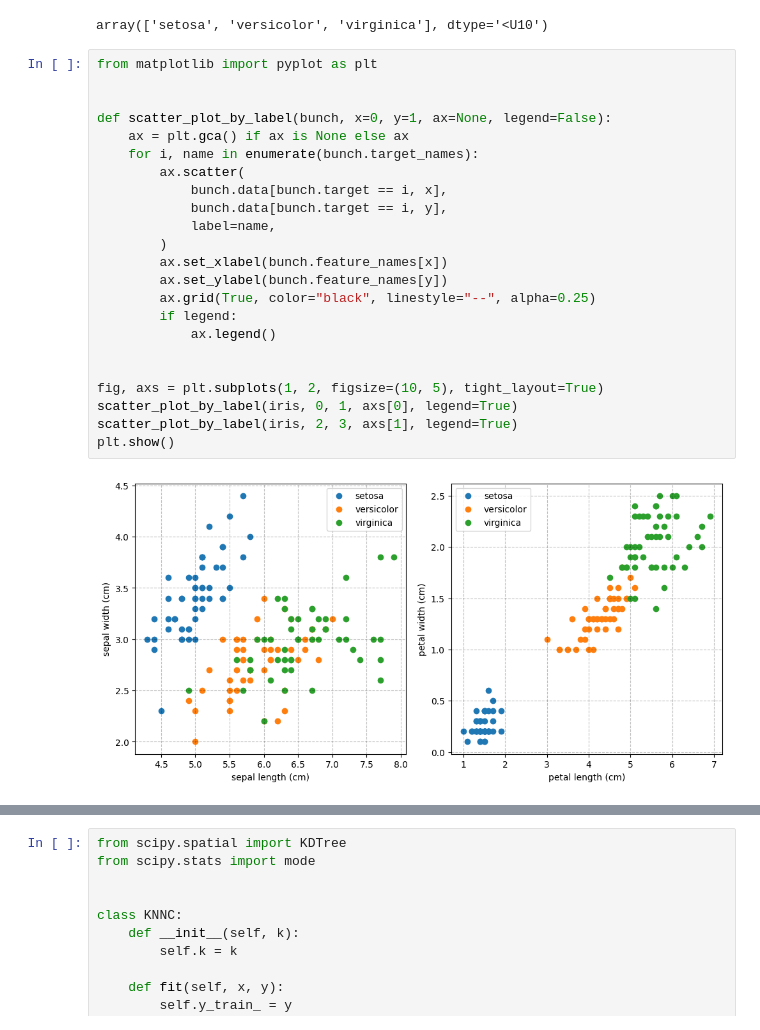
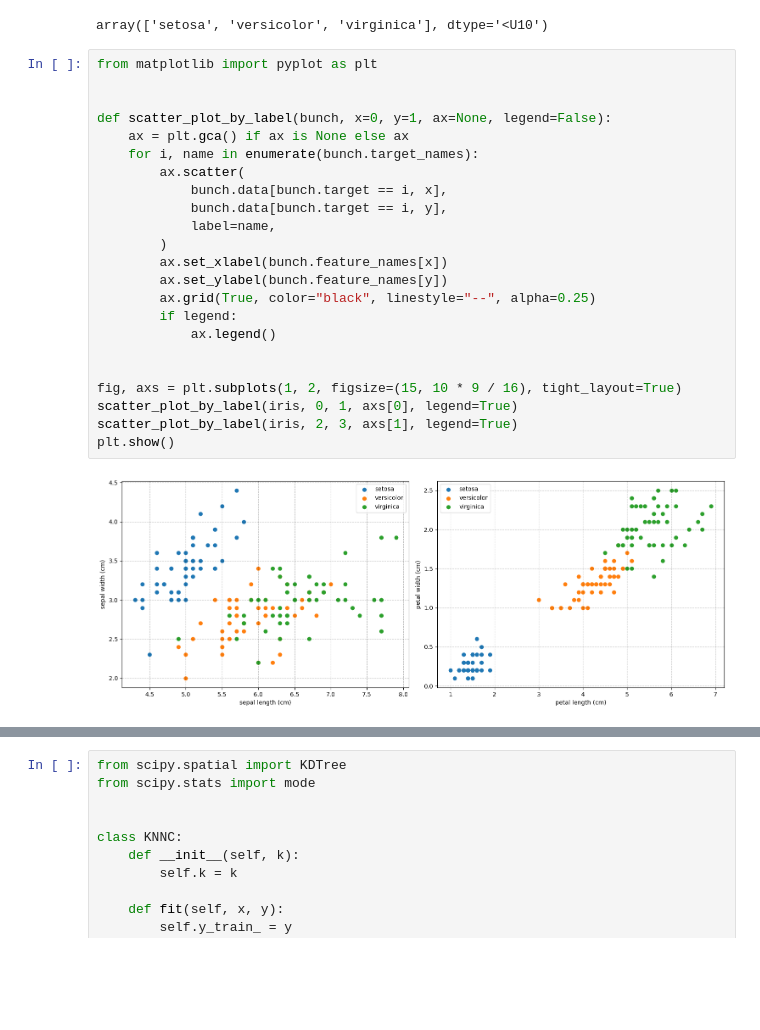
Before and after one commit to FullStackAnalyst/Data-Engineering, a Jupyter notebook: PYTHON/KNN.ipynb, the cells around one changed output, grey strips where cells are left out. Cells and saved outputs as stored; diff of their text form; blank space fills up the shorter version.

```diff
--- a/PYTHON/KNN.ipynb
+++ b/PYTHON/KNN.ipynb
@@ -337,25 +31,25 @@ array(['setosa', 'versicolor', 'virginica'], dtype='<U10')
 # %%
 from matplotlib import pyplot as plt
 
 
 def scatter_plot_by_label(bunch, x=0, y=1, ax=None, legend=False):
     ax = plt.gca() if ax is None else ax
     for i, name in enumerate(bunch.target_names):
         ax.scatter(
             bunch.data[bunch.target == i, x],
             bunch.data[bunch.target == i, y],
             label=name,
         )
         ax.set_xlabel(bunch.feature_names[x])
         ax.set_ylabel(bunch.feature_names[y])
         ax.grid(True, color="black", linestyle="--", alpha=0.25)
         if legend:
             ax.legend()
 
 
-fig, axs = plt.subplots(1, 2, figsize=(10, 5), tight_layout=True)
+fig, axs = plt.subplots(1, 2, figsize=(15, 10 * 9 / 16), tight_layout=True)
 scatter_plot_by_label(iris, 0, 1, axs[0], legend=True)
 scatter_plot_by_label(iris, 2, 3, axs[1], legend=True)
 plt.show()
 # %% [output]
-[figure, old version]
+[figure, new version]
```
Also changed, not shown: parts of 45 cells of this notebook.
